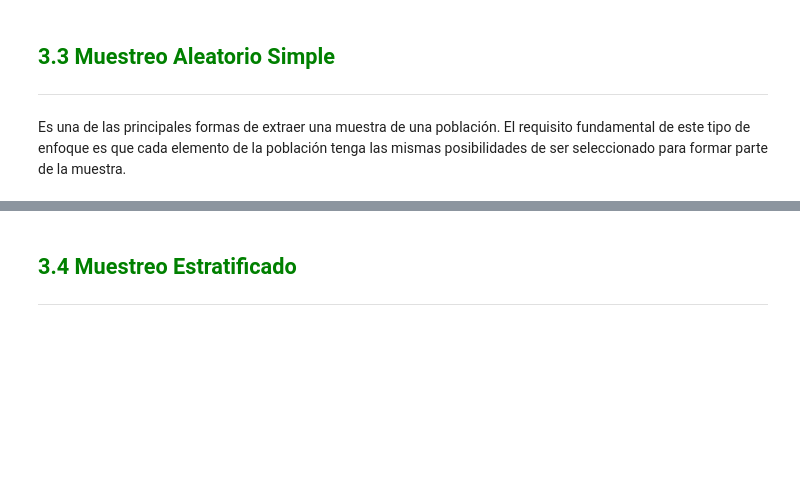
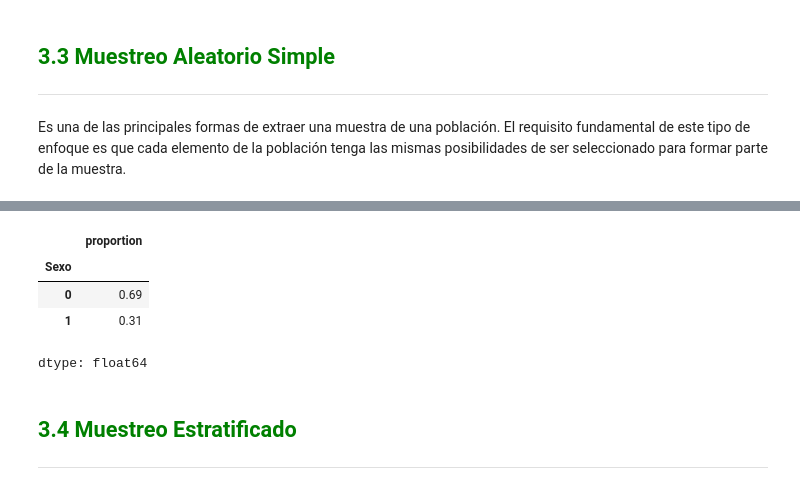
Before and after one commit to cmrondon2000/1764-estadistica-con-python-probabilidad-y-muestreo, a Jupyter notebook: Inicial.ipynb, the cells around one changed output, grey strips where cells are left out. Cells and saved outputs as stored; diff of their text form; code cells hidden in the pictures; blank space fills up the shorter version.

```diff
--- a/Inicial.ipynb
+++ b/Inicial.ipynb
@@ -768,3 +793,11 @@ Es una de las principales formas de extraer una muestra de una población. El re
+# %%
+muestra.Sexo.value_counts(normalize = True)
+# %% [output]
+|  | proportion |
+| Sexo |  |
+| 0 | 0.69 |
+| 1 | 0.31 |
+dtype: float64
 # %% [markdown]
 ## <font color=green>3.4 Muestreo Estratificado</font>
 ***
```
Also changed, not shown: parts of 5 cells of this notebook.
